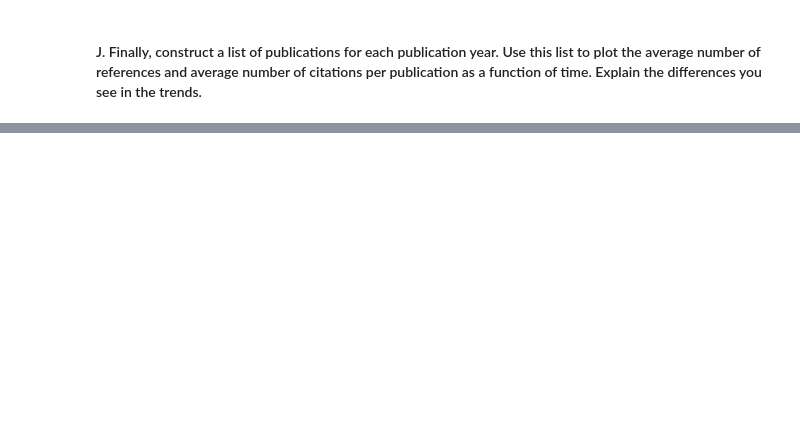
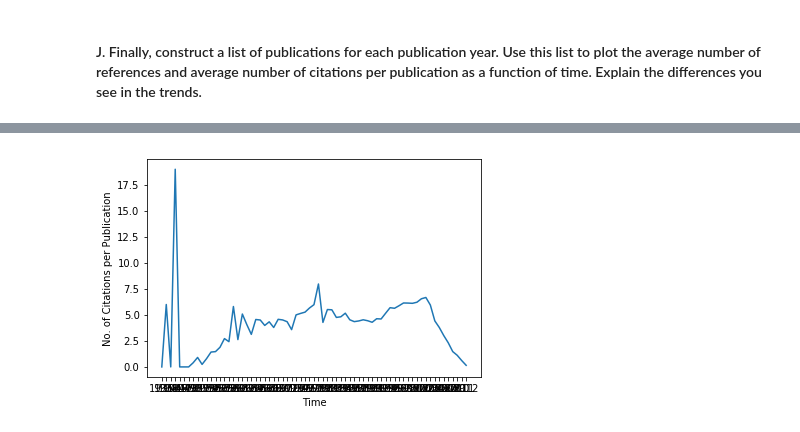
Before and after one commit to sahilgandhi94/6220, a Jupyter notebook: hw1/p1.ipynb, the cells around one changed output, grey strips where cells are left out. Cells and saved outputs as stored; diff of their text form; code cells hidden in the pictures; blank space fills up the shorter version.

```diff
--- a/hw1/p1.ipynb
+++ b/hw1/p1.ipynb
@@ -217,2 +295,12 @@ sorted(impact, key=lambda x:x['impact'], reverse=True)[:1]
 # %% [markdown]
 #### Do you believe this number? (http://mdanderson.libanswers.com/faq/26159)
+# %%
+tenplus = sorted(impact, key=lambda x:x['impact'])
+for index, row in enumerate(tenplus):
+    if row['impact'] <= 10:
+        continue
+    break
+tenplus = tenplus[index:]
+print(len(tenplus))
+print(len(impact))
+print(len(tenplus)/len(impact))
@@ -251,2 +358,10 @@ sorted(restricted_impact, key=lambda x:x['impact'], reverse=True)[:1]
 # %% [markdown]
 #### J. Finally, construct a list of publications for each publication year. Use this list to plot the average number of references and average number of citations per publication as a function of time. Explain the differences you see in the trends.
+# %%
+# _pubs, _years = main_df[main_df[YEAR] != ''][[ID, YEAR]].sort_values([YEAR]).values.T
+_pubs, _years = main_df[pd.to_numeric(main_df[YEAR], errors='coerce').notnull()][[ID, YEAR]].sort_values([YEAR]).values.T
+_keys, _indices = np.unique(_years, True)
+yearly_pubs = pd.DataFrame({YEAR: _keys, 'publications': [list(x) for x in np.split(_pubs, _indices[1:])], 'pub_count': [len(list(x)) for x in np.split(_pubs, _indices[1:])]})
+yearly_pubs['avg_references'] = pd.Series(np.zeros(len(yearly_pubs['pub_count'])), index=yearly_pubs.index)
+yearly_pubs['avg_citations'] = pd.Series(np.zeros(len(yearly_pubs['pub_count'])), index=yearly_pubs.index)
+yearly_pubs.head()
@@ -252,0 +375,11 @@ sorted(restricted_impact, key=lambda x:x['impact'], reverse=True)[:1]
+# %%
+pub_cit_dict = {row.reference:row.cit_count for row in publication_cits.itertuples()}
+pub_ref_dict = {row.id:row.ref_count for row in publication_refs.itertuples()}
+
+for index, row in enumerate(yearly_pubs.itertuples()):
+    pub_ref_counts = [pub_ref_dict.get(x, 0) for x in row.publications]
+    pub_cit_counts = [pub_cit_dict.get(x, 0) for x in row.publications]
+    yearly_pubs.set_value(index, 'avg_references', sum(pub_ref_counts)/len(pub_ref_counts))
+    yearly_pubs.set_value(index, 'avg_citations', sum(pub_cit_counts)/len(pub_cit_counts))
+
+yearly_pubs.head()
@@ -252,0 +417,9 @@ sorted(restricted_impact, key=lambda x:x['impact'], reverse=True)[:1]
+# %%
+sorted_yearly_pubs = yearly_pubs.sort_values([YEAR])
+# %%
+plt.plot(sorted_yearly_pubs[YEAR], sorted_yearly_pubs['avg_citations'])
+plt.xlabel('Time')
+plt.ylabel('No. of Citations per Publication')
+plt.show()
+# %% [output]
+[figure, added]
```
Also changed, not shown: parts of 28 cells of this notebook, 6 other files.
